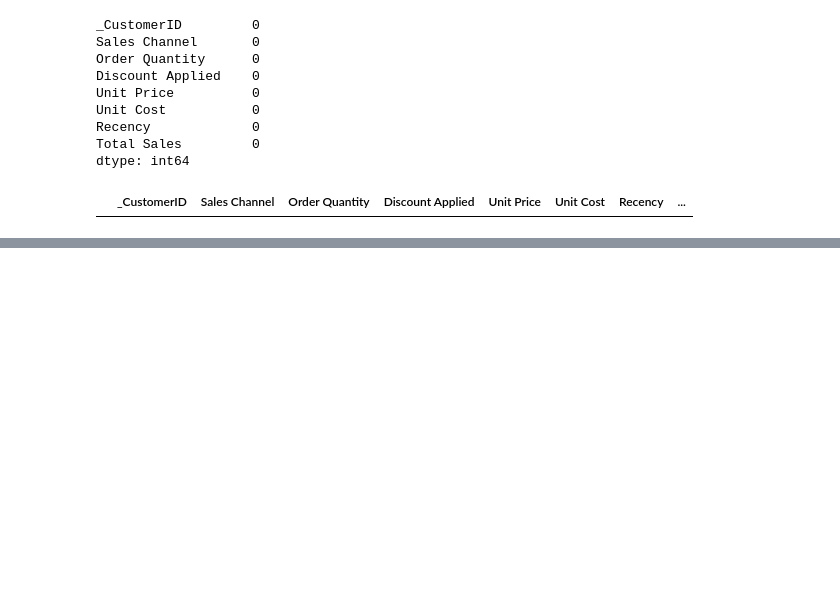
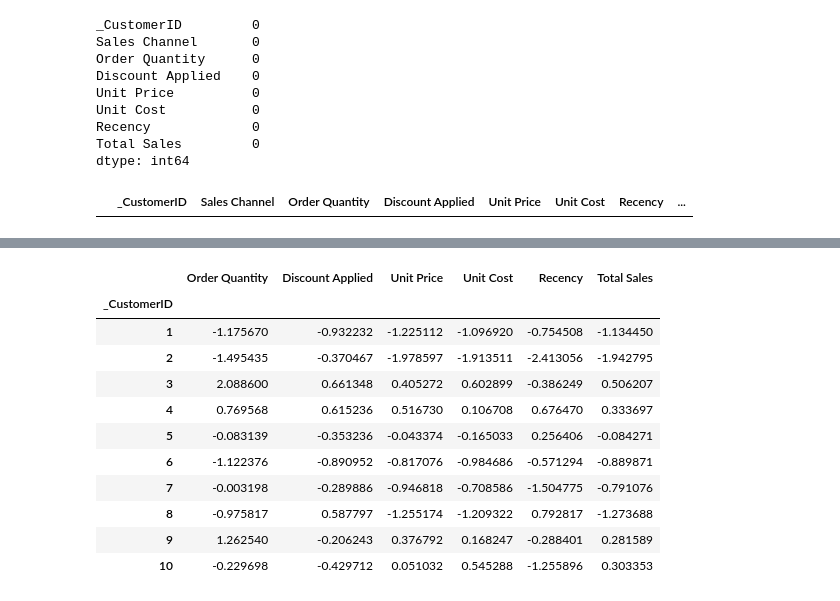
Before and after one commit to RimpleDabas/Customer-Segmentation, a Jupyter notebook: Clustering.ipynb, the cells around one changed output, grey strips where cells are left out. Saved outputs shown, nothing was run; the diff lists cells and outputs as text; code cells hidden in the pictures; blank space fills up the shorter version.

```diff
--- a/Clustering.ipynb
+++ b/Clustering.ipynb
@@ -123,0 +221,22 @@ duplicate_rows
+# %%
+scaled_df = pd.DataFrame(scaled , columns = ['Order Quantity', 'Discount Applied', 'Unit Price', 'Unit Cost',
+       'Recency', 'Total Sales'])
+# %%
+scaled_df['_CustomerID'] = df.index
+# %%
+scaled_df = scaled_df.set_index('_CustomerID')
+# %%
+scaled_df.head(10)
+# %% [output]
+|  | Order Quantity | Discount Applied | Unit Price | Unit Cost | Recency | Total Sales |
+| _CustomerID |  |  |  |  |  |  |
+| 1 | -1.175670 | -0.932232 | -1.225112 | -1.096920 | -0.754508 | -1.134450 |
+| 2 | -1.495435 | -0.370467 | -1.978597 | -1.913511 | -2.413056 | -1.942795 |
+| 3 | 2.088600 | 0.661348 | 0.405272 | 0.602899 | -0.386249 | 0.506207 |
+| 4 | 0.769568 | 0.615236 | 0.516730 | 0.106708 | 0.676470 | 0.333697 |
+| 5 | -0.083139 | -0.353236 | -0.043374 | -0.165033 | 0.256406 | -0.084271 |
+| 6 | -1.122376 | -0.890952 | -0.817076 | -0.984686 | -0.571294 | -0.889871 |
+| 7 | -0.003198 | -0.289886 | -0.946818 | -0.708586 | -1.504775 | -0.791076 |
+| 8 | -0.975817 | 0.587797 | -1.255174 | -1.209322 | 0.792817 | -1.273688 |
+| 9 | 1.262540 | -0.206243 | 0.376792 | 0.168247 | -0.288401 | 0.281589 |
+| 10 | -0.229698 | -0.429712 | 0.051032 | 0.545288 | -1.255896 | 0.303353 |
```
Also changed, not shown: parts of 38 cells of this notebook.
